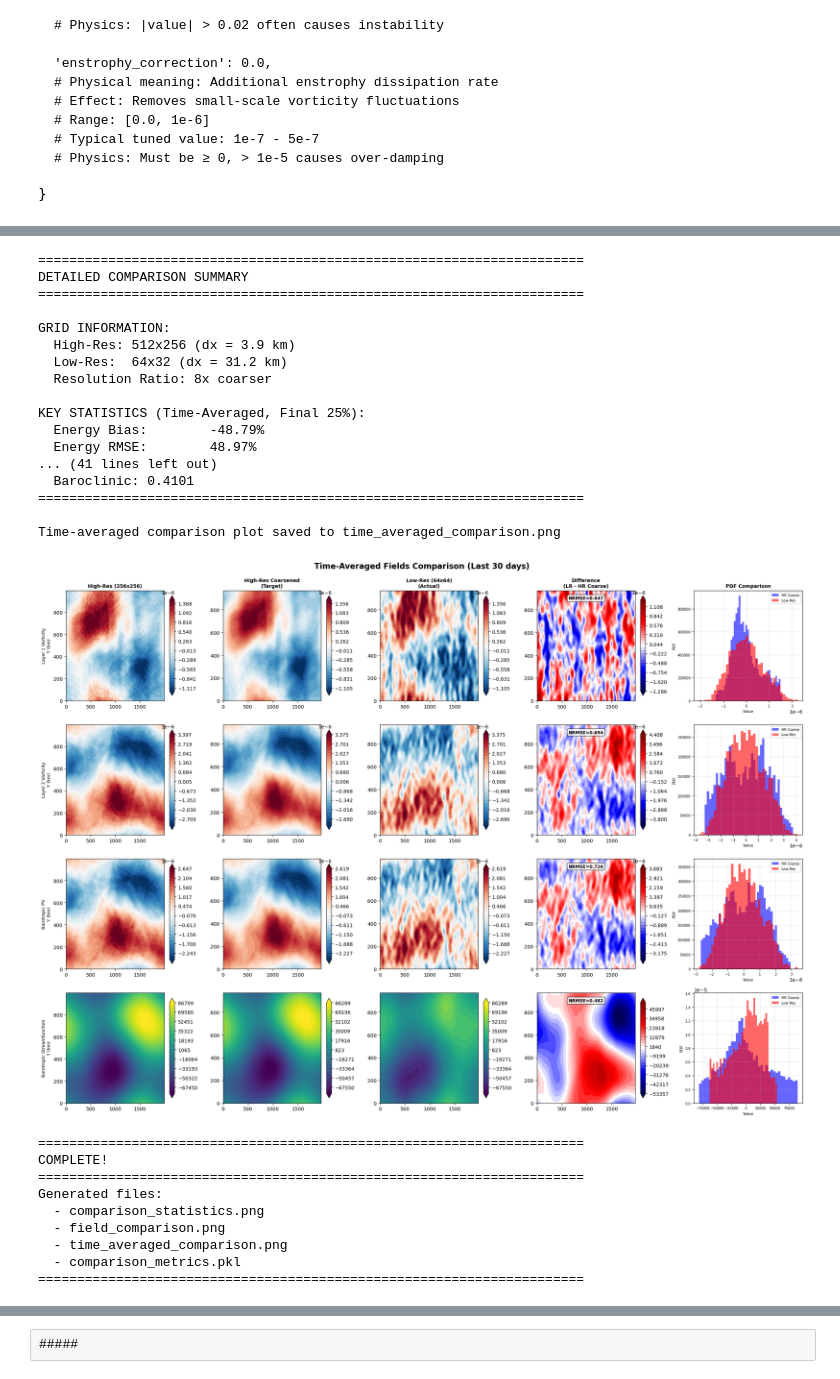
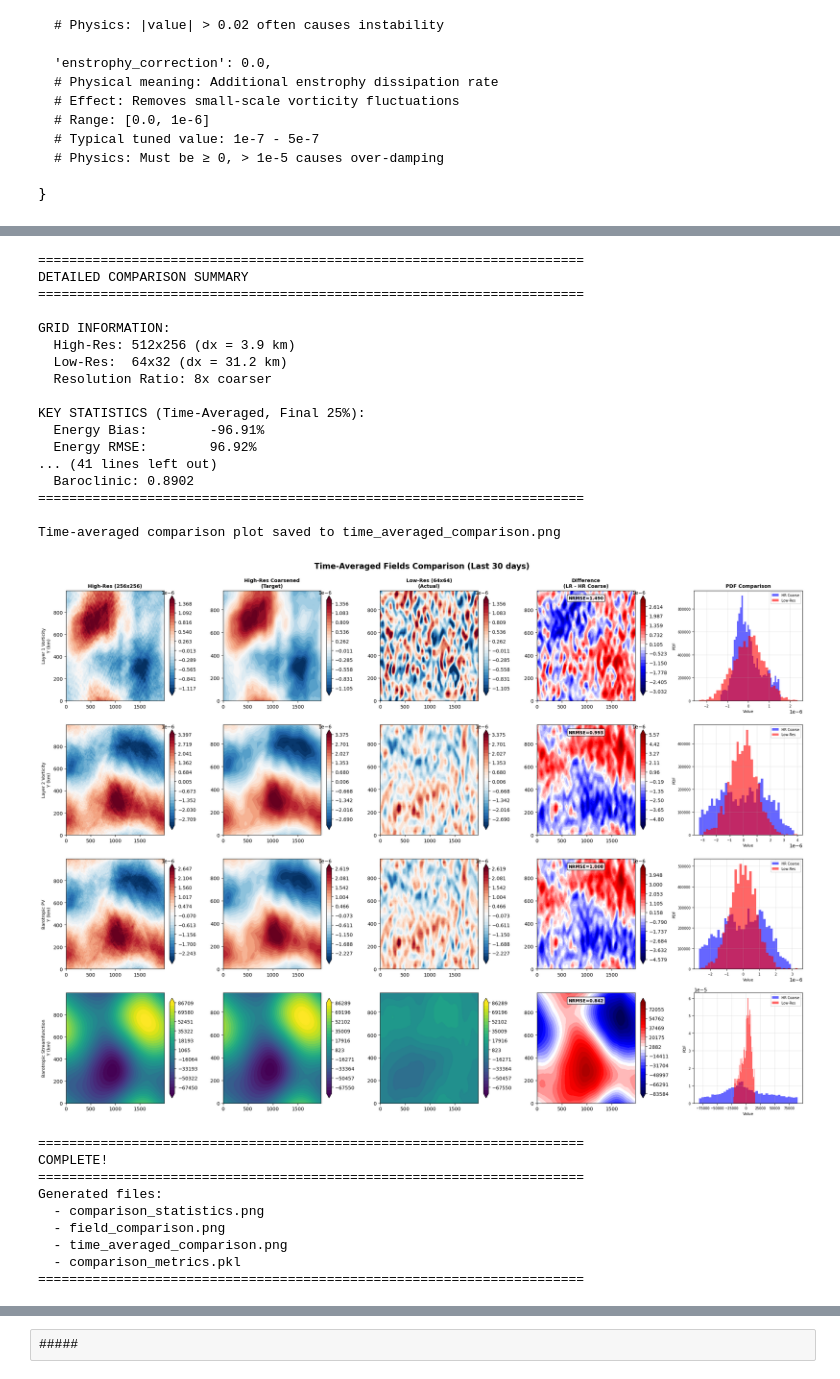
Before and after one commit to afahadabdullah/ML_tuningQG, a Jupyter notebook: QG_zonalWind.ipynb, the cells around one changed output, grey strips where cells are left out. Cells and saved outputs as stored; diff of their text form; code cells hidden in the pictures.

```diff
--- a/QG_zonalWind.ipynb
+++ b/QG_zonalWind.ipynb
@@ -105,25 +105,32 @@ config_lowres = {
 
     'dt': 1800.0,                 # 30 min
 
-    'subgrid_params': {
-        'viscosity_scale': .5,
-        'drag_scale': .5,
-        'eddy_diffusivity': .005,
-        'smagorinsky_coeff': .015,
-        'energy_correction': -0.002,
-        'enstrophy_correction': 3e-9,
-    }
-
-    #new default
     # 'subgrid_params': {
     #     'viscosity_scale': .5,
     #     'drag_scale': .5,
     #     'eddy_diffusivity': .005,
     #     'smagorinsky_coeff': .015,
-    #     'energy_correction': -0.0011,
-    #     'enstrophy_correction': 2e-9,
-    # }
+    #     'energy_correction': -0.002,
+    #     'enstrophy_correction': 3e-9,
+#    }
 
+#    new default
+    'subgrid_params': {
+        'viscosity_scale': 2.845714e+00,
+        'drag_scale': 1.756769e+00,
+        'eddy_diffusivity': 2.790588e+03,
+        'smagorinsky_coeff': 2.157385e-01,
+        'energy_correction': -2.449260e-03,
+        'enstrophy_correction': 1.862843e-07,
+    }
+
+# optimal parameters:
+#   'viscosity_scale': 2.845714e+00,
+#   'drag_scale': 1.756769e+00,
+#   'eddy_diffusivity': 2.790588e+03,
+#   'smagorinsky_coeff': 2.157385e-01,
+#   'energy_correction': -2.449260e-03,
+#   'enstrophy_correction': 1.862843e-07,
 
     #defualt
     # 'subgrid_params': {
@@ -466,21 +473,21 @@ Comparison plot saved to comparison_statistics.png
 ======================================================================
 DETAILED COMPARISON SUMMARY
 ======================================================================
 
 GRID INFORMATION:
   High-Res: 512x256 (dx = 3.9 km)
   Low-Res:  64x32 (dx = 31.2 km)
   Resolution Ratio: 8x coarser
 
 KEY STATISTICS (Time-Averaged, Final 25%):
-  Energy Bias:        -48.79%
-  Energy RMSE:        48.97%
+  Energy Bias:        -96.91%
+  Energy RMSE:        96.92%
 ... (41 lines left out)
-  Baroclinic: 0.4101
+  Baroclinic: 0.8902
 ======================================================================
 
 Time-averaged comparison plot saved to time_averaged_comparison.png
-[figure, old version]
+[figure, new version]
 ======================================================================
 COMPLETE!
 ======================================================================
```
Also changed, not shown: parts of 3 cells of this notebook, 23 other files.
